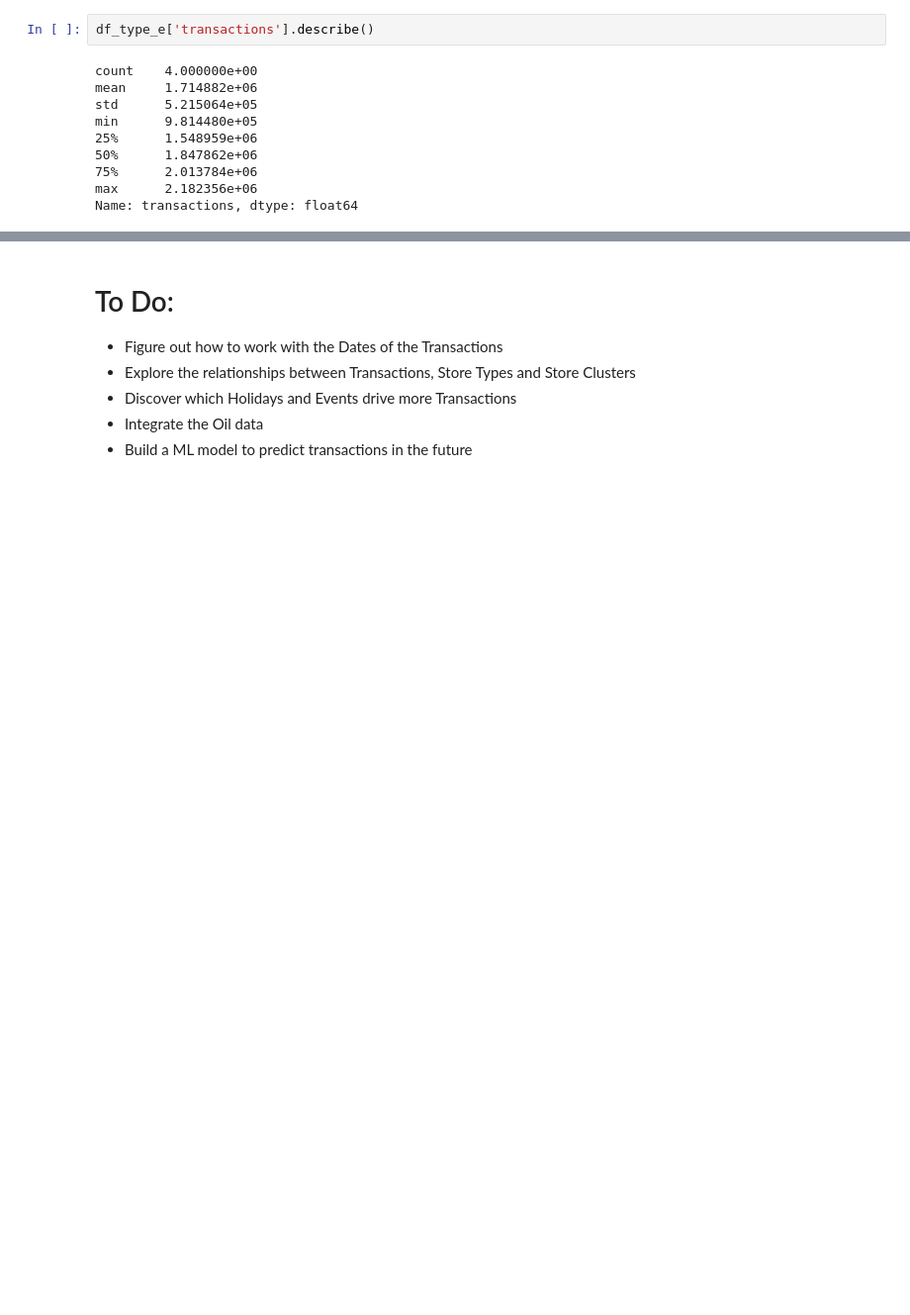
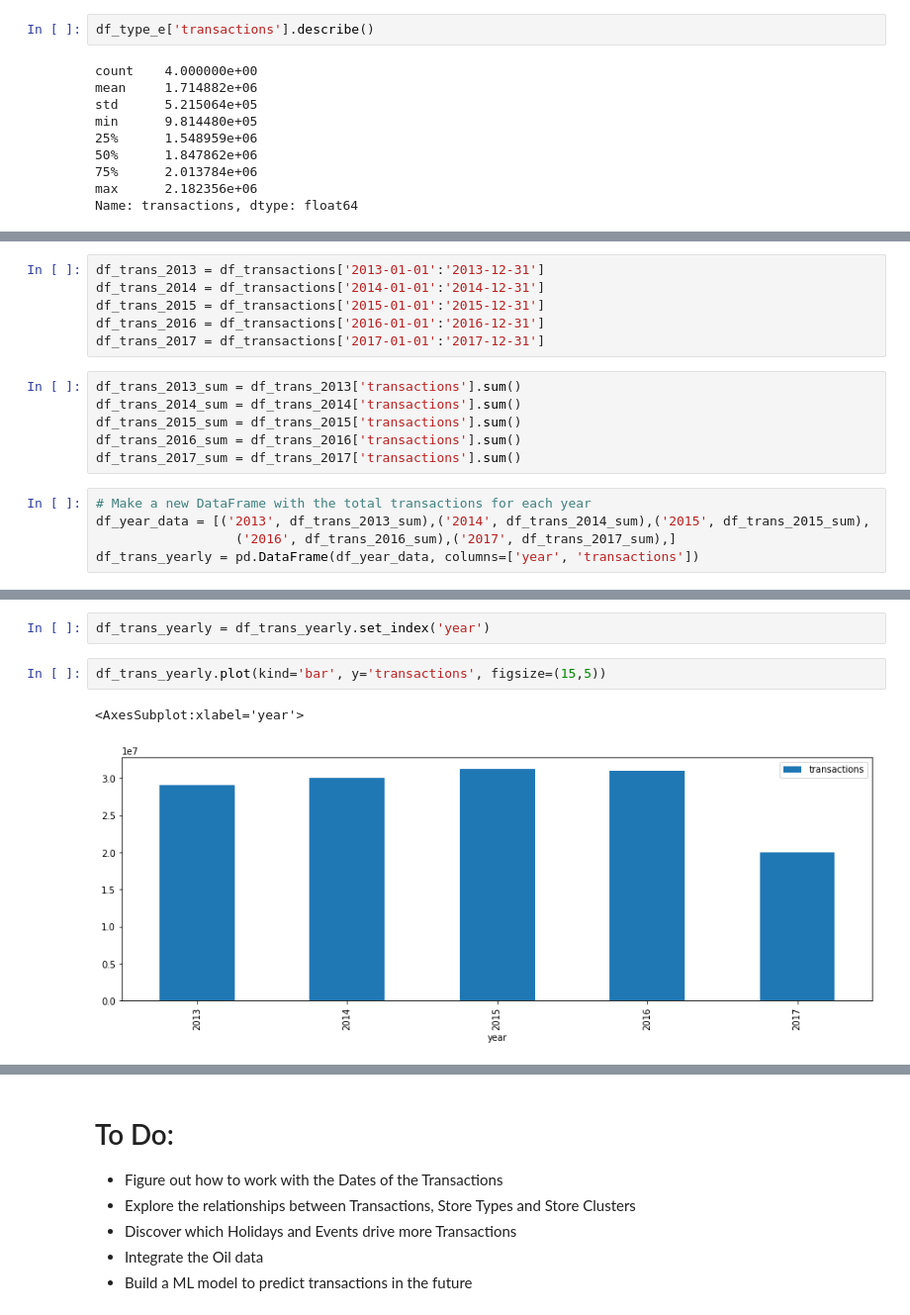
Before and after one commit to GnarvelousOne/DataScience, a Jupyter notebook: store-sales-time-series-forecasting.ipynb, the cells around one changed output, grey strips where cells are left out. Shown at 99% size. Drawn from its saved outputs; the diff is of its cells as text; blank space fills up the shorter version.

```diff
--- a/store-sales-time-series-forecasting.ipynb
+++ b/store-sales-time-series-forecasting.ipynb
@@ -436,0 +580,17 @@ Name: transactions, dtype: float64
+# %%
+df_trans_2013 = df_transactions['2013-01-01':'2013-12-31']
+df_trans_2014 = df_transactions['2014-01-01':'2014-12-31']
+df_trans_2015 = df_transactions['2015-01-01':'2015-12-31']
+df_trans_2016 = df_transactions['2016-01-01':'2016-12-31']
+df_trans_2017 = df_transactions['2017-01-01':'2017-12-31']
+# %%
+df_trans_2013_sum = df_trans_2013['transactions'].sum()
+df_trans_2014_sum = df_trans_2014['transactions'].sum()
+df_trans_2015_sum = df_trans_2015['transactions'].sum()
+df_trans_2016_sum = df_trans_2016['transactions'].sum()
+df_trans_2017_sum = df_trans_2017['transactions'].sum()
+# %%
+# Make a new DataFrame with the total transactions for each year
+df_year_data = [('2013', df_trans_2013_sum),('2014', df_trans_2014_sum),('2015', df_trans_2015_sum),
+                  ('2016', df_trans_2016_sum),('2017', df_trans_2017_sum),]
+df_trans_yearly = pd.DataFrame(df_year_data, columns=['year', 'transactions'])
@@ -437,3 +606,10 @@ Name: transactions, dtype: float64
+# %%
+df_trans_yearly = df_trans_yearly.set_index('year')
+# %%
+df_trans_yearly.plot(kind='bar', y='transactions', figsize=(15,5))
+# %% [output]
+<AxesSubplot:xlabel='year'>
+[figure, added]
 # %% [markdown]
 # Some Insights
 
```
Also changed, not shown: parts of 14 cells of this notebook.
